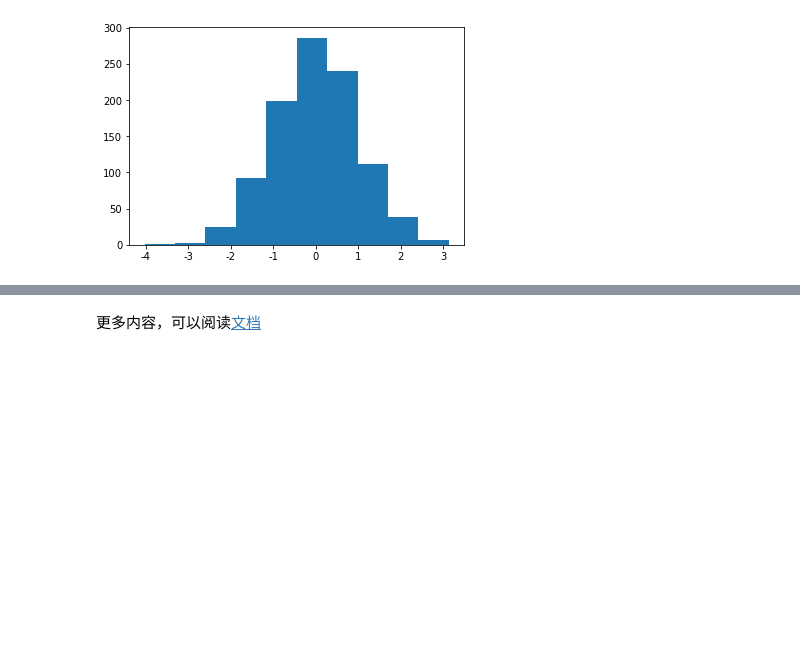
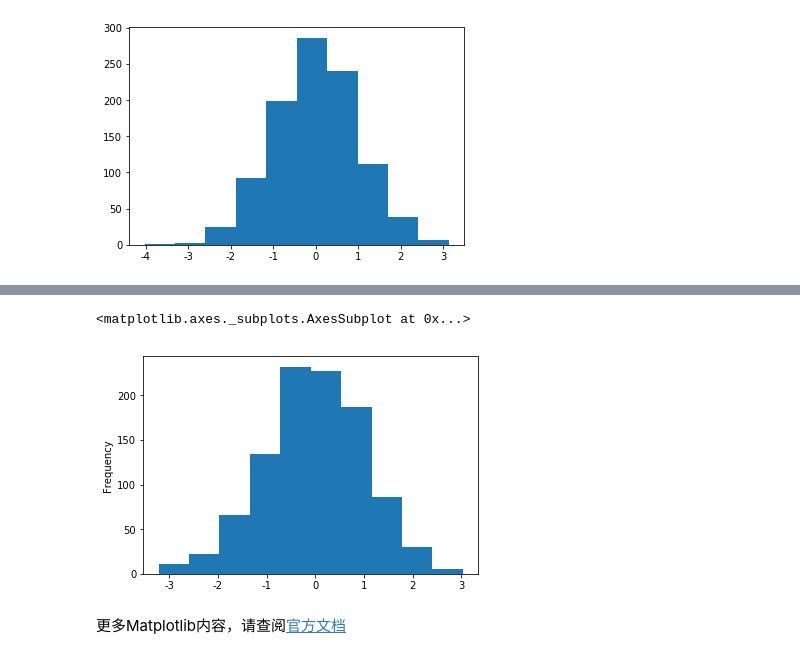
Before and after one commit to Jedan010/data-mining, a Jupyter notebook: 0.2.python turorial.ipynb, the cells around one changed output, grey strips where cells are left out. Drawn from its saved outputs; the diff is of its cells as text; code cells hidden in the pictures; blank space fills up the shorter version.

```diff
--- a/0.2.python turorial.ipynb
+++ b/0.2.python turorial.ipynb
@@ -809,2 +1061,7 @@ plt.hist(np.random.randn(1000))
+# %%
+df.loc[:,'A'].plot(kind='hist')
+# %% [output]
+<matplotlib.axes._subplots.AxesSubplot at 0x...>
+[figure, added]
 # %% [markdown]
-更多内容，可以阅读[文档](https://matplotlib.org/tutorials/index.html)
+更多Matplotlib内容，请查阅[官方文档](https://matplotlib.org/tutorials/index.html)
```
Also changed, not shown: parts of 46 cells of this notebook, 2 other files.
